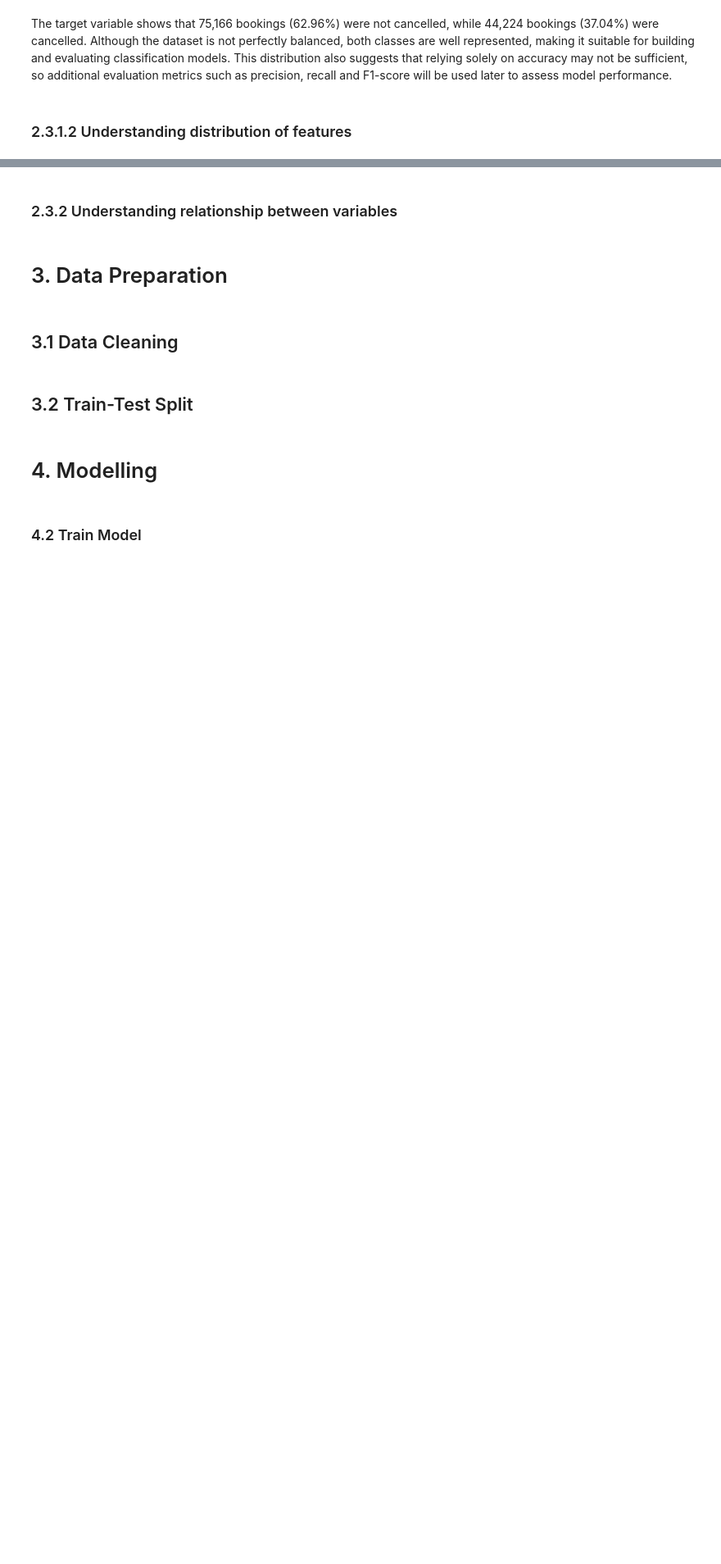
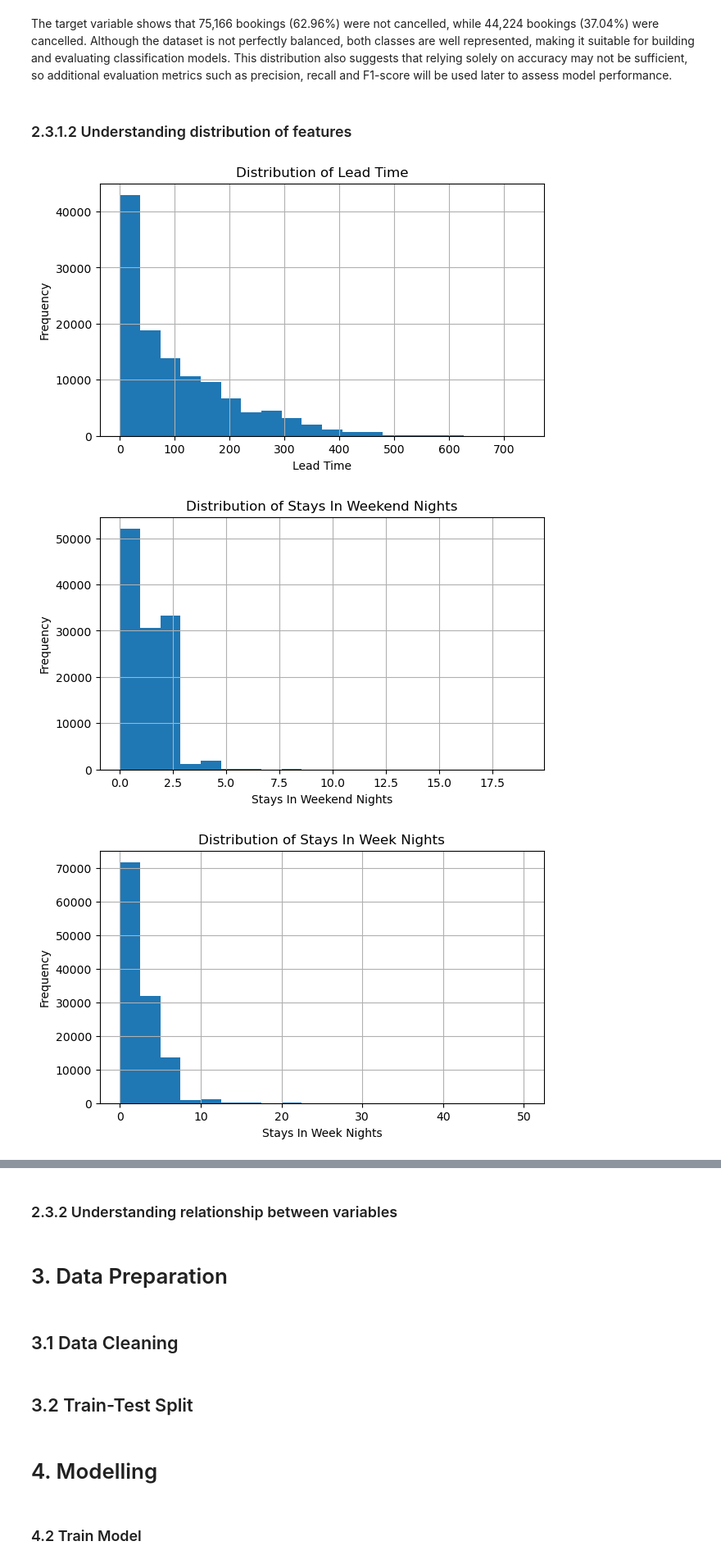
Before and after one commit to yixqinggg/mldp_hotel_booking_prediction, a Jupyter notebook: hotel_booking_cancellation_prediction.ipynb, the cells around one changed output, grey strips where cells are left out. Shown at 82% size. Saved outputs shown, nothing was run; the diff lists cells and outputs as text; code cells hidden in the pictures; blank space fills up the shorter version.

Commit message:
Analyse distribution of numerical features

```diff
--- a/hotel_booking_cancellation_prediction.ipynb
+++ b/hotel_booking_cancellation_prediction.ipynb
@@ -203,3 +203,30 @@ Name: proportion, dtype: float64
 The target variable shows that 75,166 bookings (62.96%) were not cancelled, while 44,224 bookings (37.04%) were cancelled. Although the dataset is not perfectly balanced, both classes are well represented, making it suitable for building and evaluating classification models. This distribution also suggests that relying solely on accuracy may not be sufficient, so additional evaluation metrics such as precision, recall and F1-score will be used later to assess model performance.
 # %% [markdown]
 ### 2.3.1.2 Understanding distribution of features
+# %%
+# select numerical features for analysis
+numerical_features = [
+    'lead_time',
+    'stays_in_weekend_nights',
+    'stays_in_week_nights',
+    'previous_cancellations',
+    'booking_changes',
+    'adr',
+    'total_of_special_requests'
+]
+
+for column in numerical_features:
+
+    plt.figure(figsize=(7,4))
+
+    df[column].hist(bins=20)
+
+    plt.title(f"Distribution of {column.replace('_',' ').title()}")
+    plt.xlabel(column.replace('_',' ').title())
+    plt.ylabel("Frequency")
+
+    plt.show()
+# %% [output]
+[figure, added]
+[figure, added]
+[figure, added]
```
Also changed, not shown: parts of 2 cells of this notebook.
